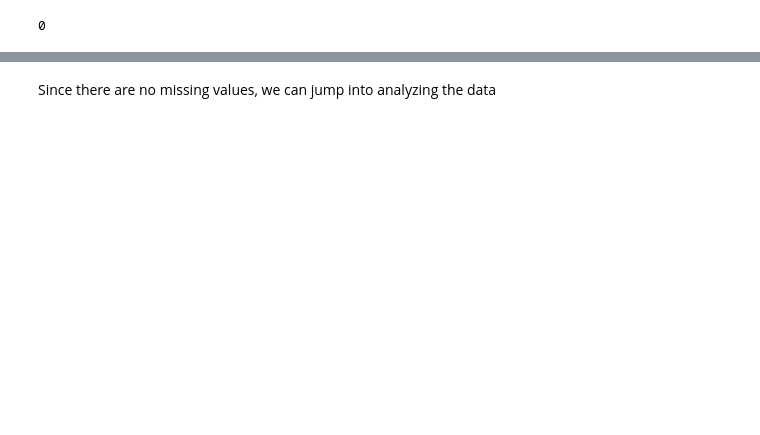
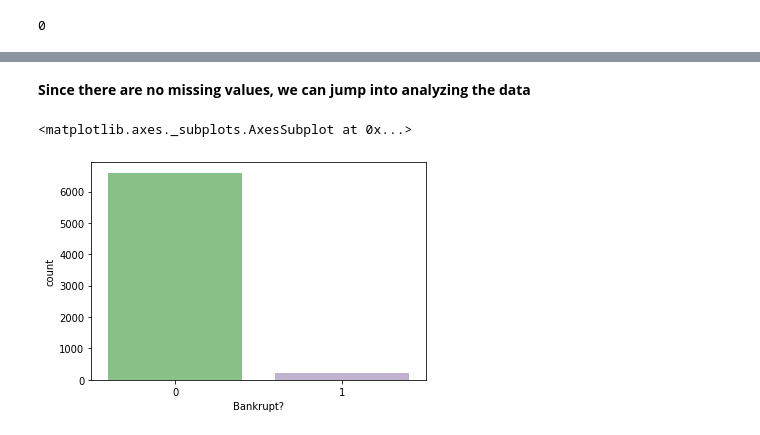
Before and after one commit to Shantanuh10/Bankruptcy-Prediction, a Jupyter notebook: Capstone_Project_3_Company_Bankruptcy_Prediction.ipynb, the cells around one changed output, grey strips where cells are left out. Drawn from its saved outputs; the diff is of its cells as text; code cells hidden in the pictures; blank space fills up the shorter version.

```diff
--- a/Capstone_Project_3_Company_Bankruptcy_Prediction.ipynb
+++ b/Capstone_Project_3_Company_Bankruptcy_Prediction.ipynb
@@ -335,3 +335,9 @@ Bankrupt?                                                   0
 dtype: int64
 # %% [markdown]
-Since there are no missing values, we can jump into analyzing the data
+**Since there are no missing values, we can jump into analyzing the data**
+# %%
+#finding number of bankrupt companies
+sns.countplot('Bankrupt?',data=df,palette ='Accent')
+# %% [output]
+<matplotlib.axes._subplots.AxesSubplot at 0x...>
+[figure, added]
```
Also changed, not shown: parts of 15 cells of this notebook.
